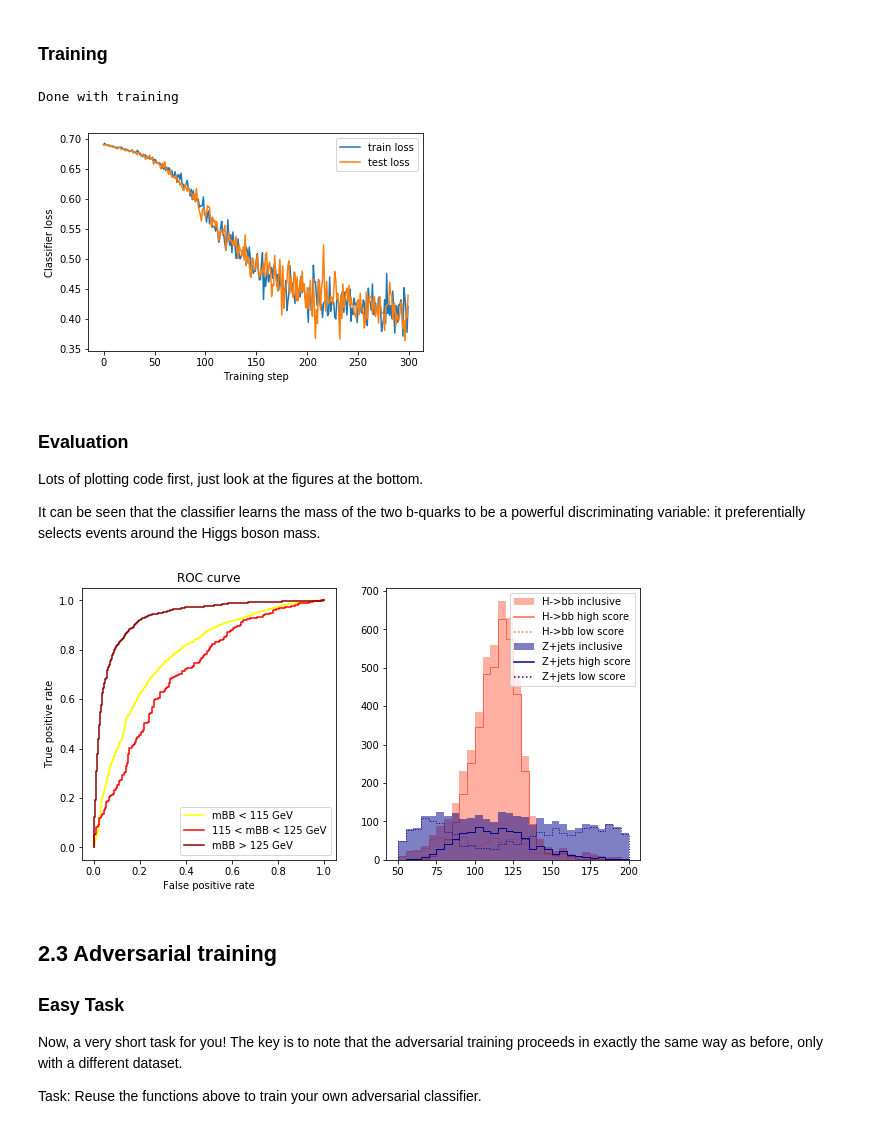
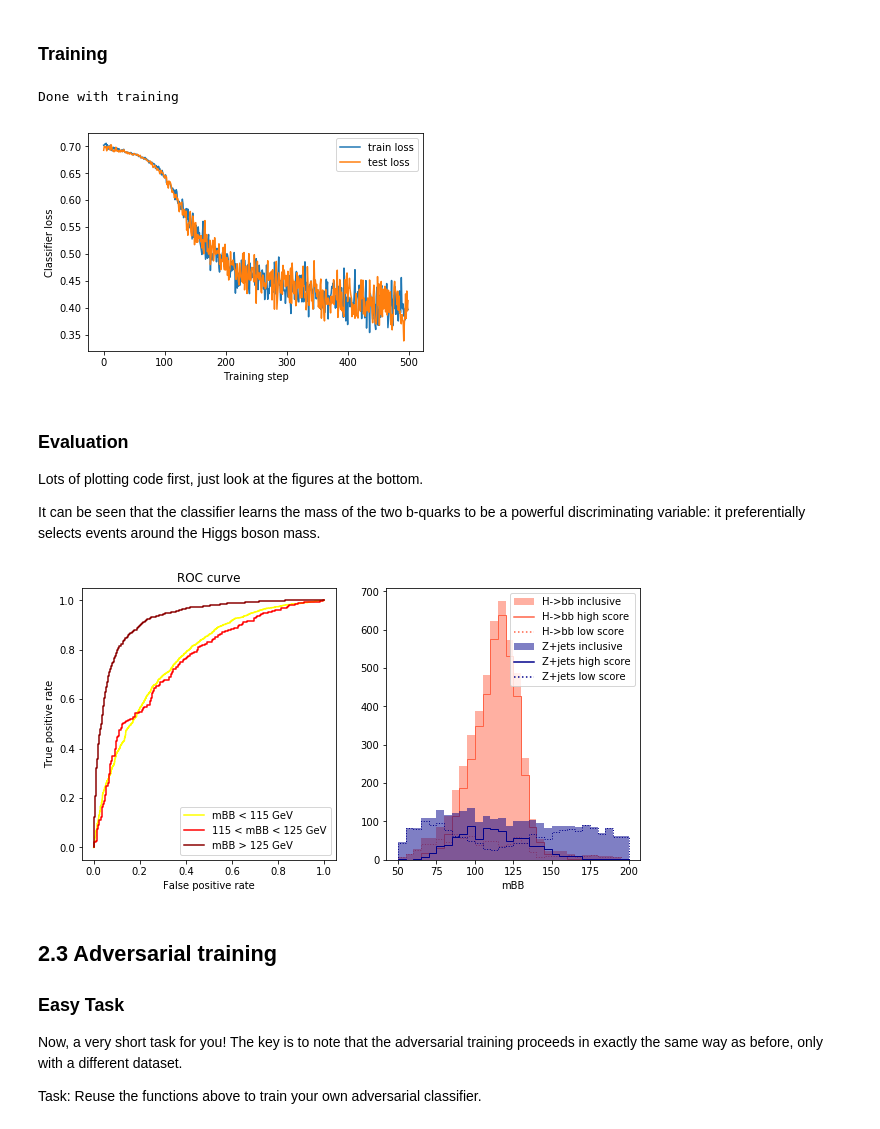
Before and after one commit to yandexdataschool/mlhep2019, a Jupyter notebook: notebooks/day-8/IndependenceSeminar.ipynb, the cells around one changed output. Drawn from its saved outputs; the diff is of its cells as text; code cells hidden in the pictures.

```diff
--- a/notebooks/day-8/IndependenceSeminar.ipynb
+++ b/notebooks/day-8/IndependenceSeminar.ipynb
@@ -565,10 +568,10 @@ for feature in features:
 # %% [markdown]
 ### Training
 # %%
-clf_hbb = normal_training(generate_hbb, 300)
+clf_hbb = normal_training(generate_hbb, 500)
 # %% [output]
 Done with training
-[figure, old version]
+[figure, new version]
 # %% [markdown]
 ### Evaluation
 
@@ -652,6 +655,7 @@ def show_mass_distribution(ax, clf, generate):
 
     ax.legend(custom_lines, ['H->bb inclusive', 'H->bb high score', 'H->bb low score',
                              'Z+jets inclusive', 'Z+jets high score', 'Z+jets low score'])
+    ax.set_xlabel('mBB')
 
 def evaluate_hbb_classifier(clf, generate):
 
@@ -662,7 +666,7 @@ def evaluate_hbb_classifier(clf, generate):
 
 evaluate_hbb_classifier(clf_hbb, generate_hbb)
 # %% [output]
-[figure, old version]
+[figure, new version]
 # %% [markdown]
 ## 2.3 Adversarial training
 
```
Also changed, not shown: parts of 5 cells of this notebook.
